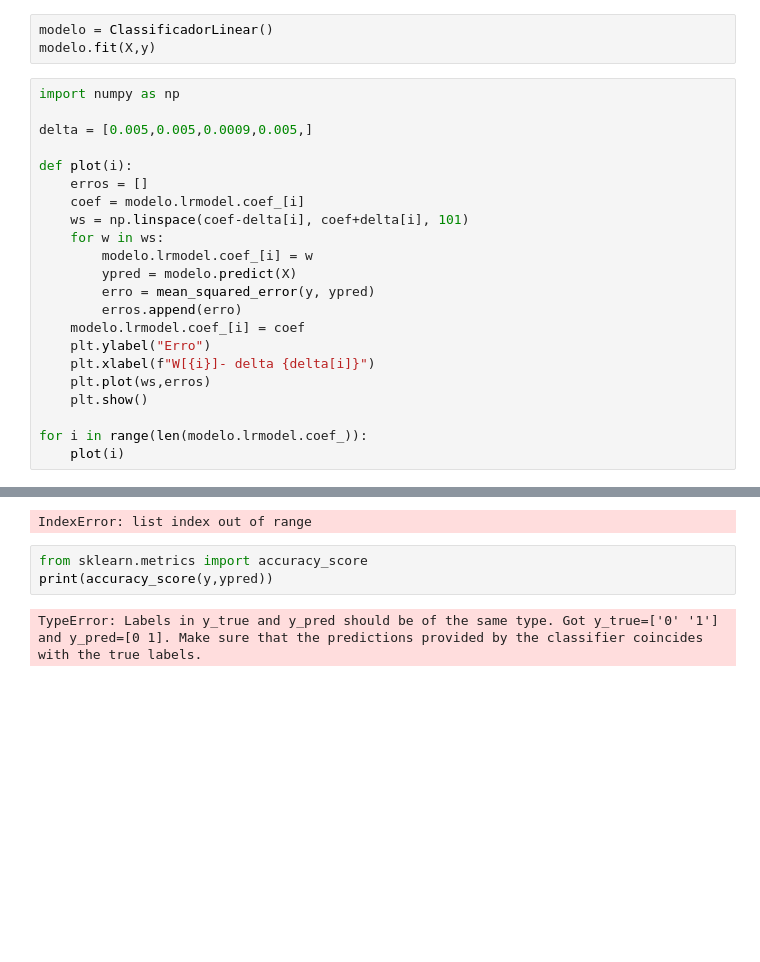
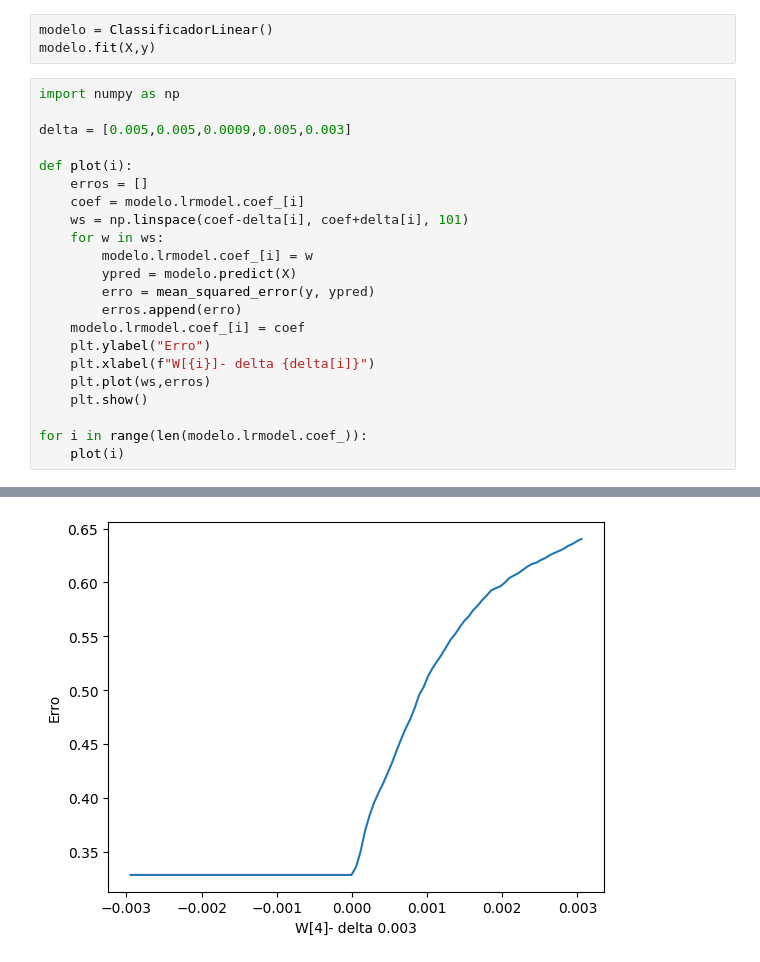
Before and after one commit to frferreira/Ifes-IA, a Jupyter notebook: Classificacao.ipynb, the cells around one changed output, grey strips where cells are left out. Saved outputs shown, nothing was run; the diff lists cells and outputs as text; blank space fills up the shorter version.

```diff
--- a/Classificacao.ipynb
+++ b/Classificacao.ipynb
@@ -101,33 +96,28 @@ modelo.fit(X,y)
 # %%
 import numpy as np
 
-delta = [0.005,0.005,0.0009,0.005,]
+delta = [0.005,0.005,0.0009,0.005,0.003]
 
 def plot(i):
     erros = []
     coef = modelo.lrmodel.coef_[i]
     ws = np.linspace(coef-delta[i], coef+delta[i], 101)
     for w in ws:
         modelo.lrmodel.coef_[i] = w
         ypred = modelo.predict(X)
         erro = mean_squared_error(y, ypred)
         erros.append(erro)
     modelo.lrmodel.coef_[i] = coef
     plt.ylabel("Erro")
     plt.xlabel(f"W[{i}]- delta {delta[i]}")
     plt.plot(ws,erros)
     plt.show()
 
 for i in range(len(modelo.lrmodel.coef_)):
     plot(i)
 # %% [output]
 [figure]
 [figure]
 [figure]
 [figure]
-IndexError: list index out of range
+[figure, added]
-# %%
-from sklearn.metrics import accuracy_score
-print(accuracy_score(y,ypred))
-# %% [output]
-TypeError: Labels in y_true and y_pred should be of the same type. Got y_true=['0' '1'] and y_pred=[0 1]. Make sure that the predictions provided by the classifier coincides with the true labels.
```
Also changed, not shown: parts of 31 cells of this notebook.
